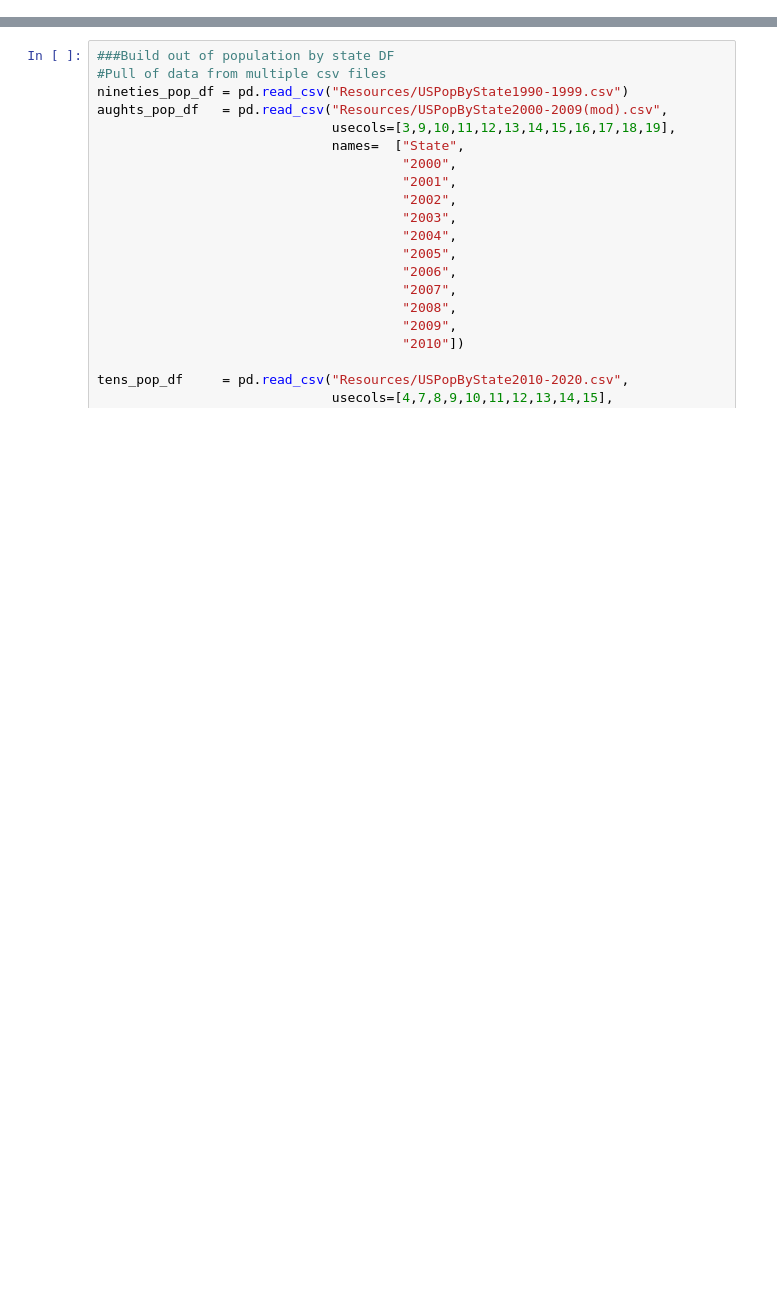
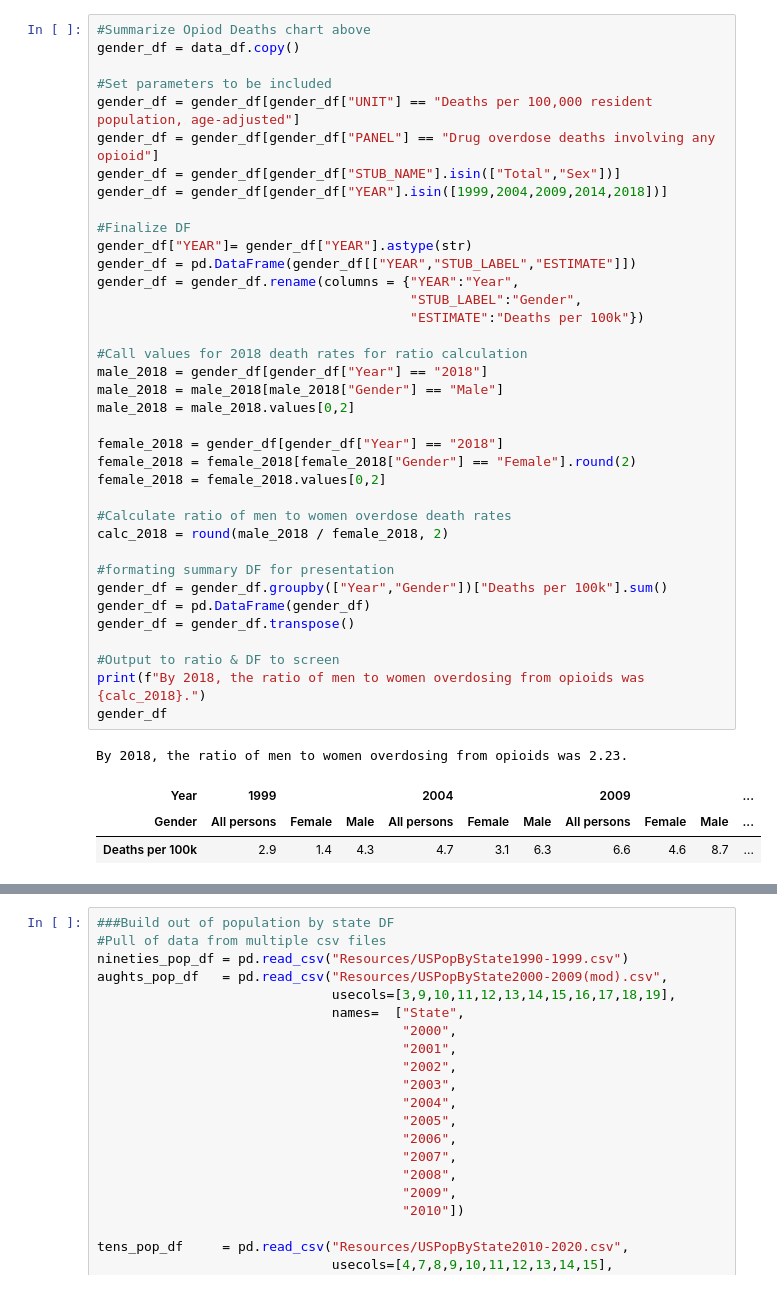
Before and after one commit to NefertitiM/Determinants-of-Opioid-Mortality, a Jupyter notebook: ProjectOne-AD.ipynb, the cells around one changed output, grey strips where cells are left out. Drawn from its saved outputs; the diff is of its cells as text; blank space fills up the shorter version.

```diff
--- a/ProjectOne-AD.ipynb
+++ b/ProjectOne-AD.ipynb
@@ -74,3 +63,45 @@ plt.show();
+# %%
+#Summarize Opiod Deaths chart above
+gender_df = data_df.copy()
+
+#Set parameters to be included
+gender_df = gender_df[gender_df["UNIT"] == "Deaths per 100,000 resident population, age-adjusted"]
+gender_df = gender_df[gender_df["PANEL"] == "Drug overdose deaths involving any opioid"]
+gender_df = gender_df[gender_df["STUB_NAME"].isin(["Total","Sex"])]
+gender_df = gender_df[gender_df["YEAR"].isin([1999,2004,2009,2014,2018])]
+
+#Finalize DF
+gender_df["YEAR"]= gender_df["YEAR"].astype(str)
+gender_df = pd.DataFrame(gender_df[["YEAR","STUB_LABEL","ESTIMATE"]])
+gender_df = gender_df.rename(columns = {"YEAR":"Year",
+                                        "STUB_LABEL":"Gender",
+                                        "ESTIMATE":"Deaths per 100k"})
+
+#Call values for 2018 death rates for ratio calculation
+male_2018 = gender_df[gender_df["Year"] == "2018"]
+male_2018 = male_2018[male_2018["Gender"] == "Male"]
+male_2018 = male_2018.values[0,2]
+
+female_2018 = gender_df[gender_df["Year"] == "2018"]
+female_2018 = female_2018[female_2018["Gender"] == "Female"].round(2)
+female_2018 = female_2018.values[0,2]
+
+#Calculate ratio of men to women overdose death rates
+calc_2018 = round(male_2018 / female_2018, 2)
+
+#formating summary DF for presentation
+gender_df = gender_df.groupby(["Year","Gender"])["Deaths per 100k"].sum()
+gender_df = pd.DataFrame(gender_df)
+gender_df = gender_df.transpose()
+
+#Output to ratio & DF to screen
+print(f"By 2018, the ratio of men to women overdosing from opioids was {calc_2018}.")
+gender_df
+# %% [output]
+By 2018, the ratio of men to women overdosing from opioids was 2.23.
+| Year | 1999 |  |  | 2004 |  |  | 2009 |  |  | ... |
+| Gender | All persons | Female | Male | All persons | Female | Male | All persons | Female | Male | ... |
+| Deaths per 100k | 2.9 | 1.4 | 4.3 | 4.7 | 3.1 | 6.3 | 6.6 | 4.6 | 8.7 | ... |
 # %%
 ##Deaths by age grouping
 ##Filter core data to be analyzed (i.e. only opioid deaths, deaths per 100k - age-adjusted)
```
Also changed, not shown: parts of 7 cells of this notebook, 5 other files.
